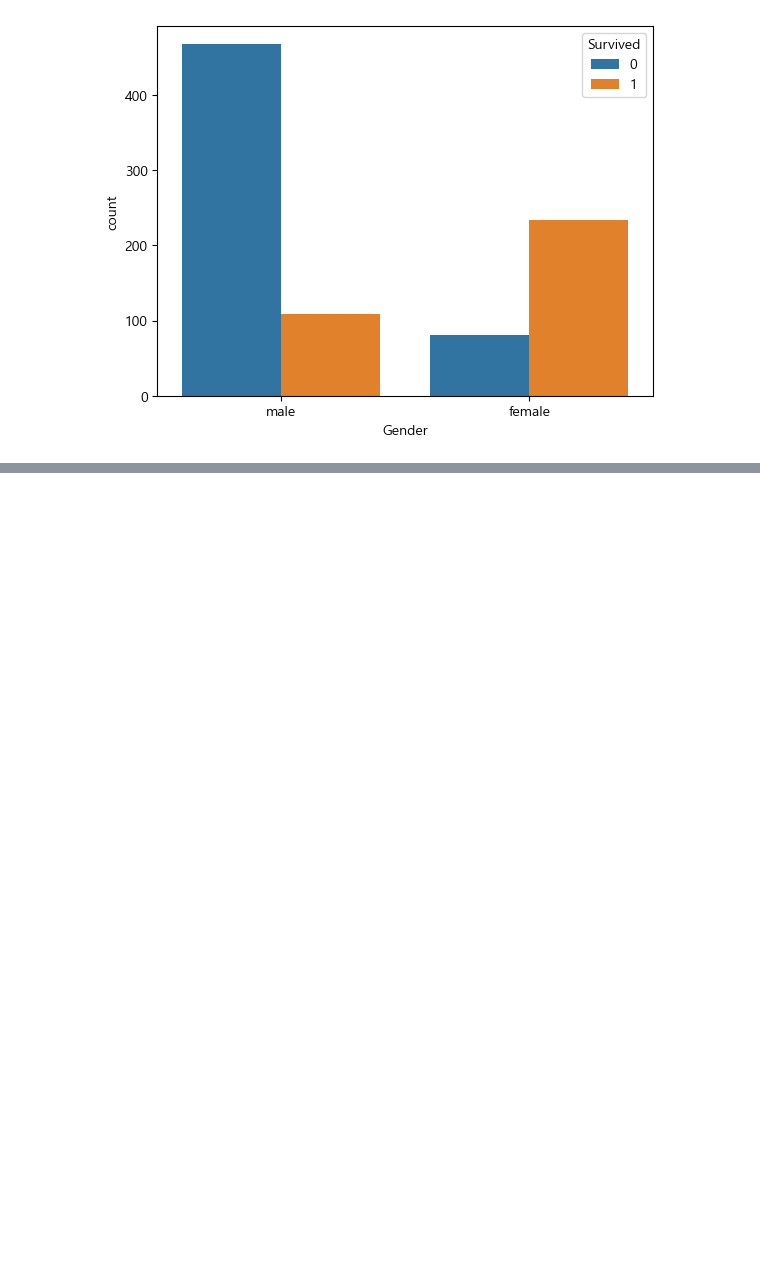
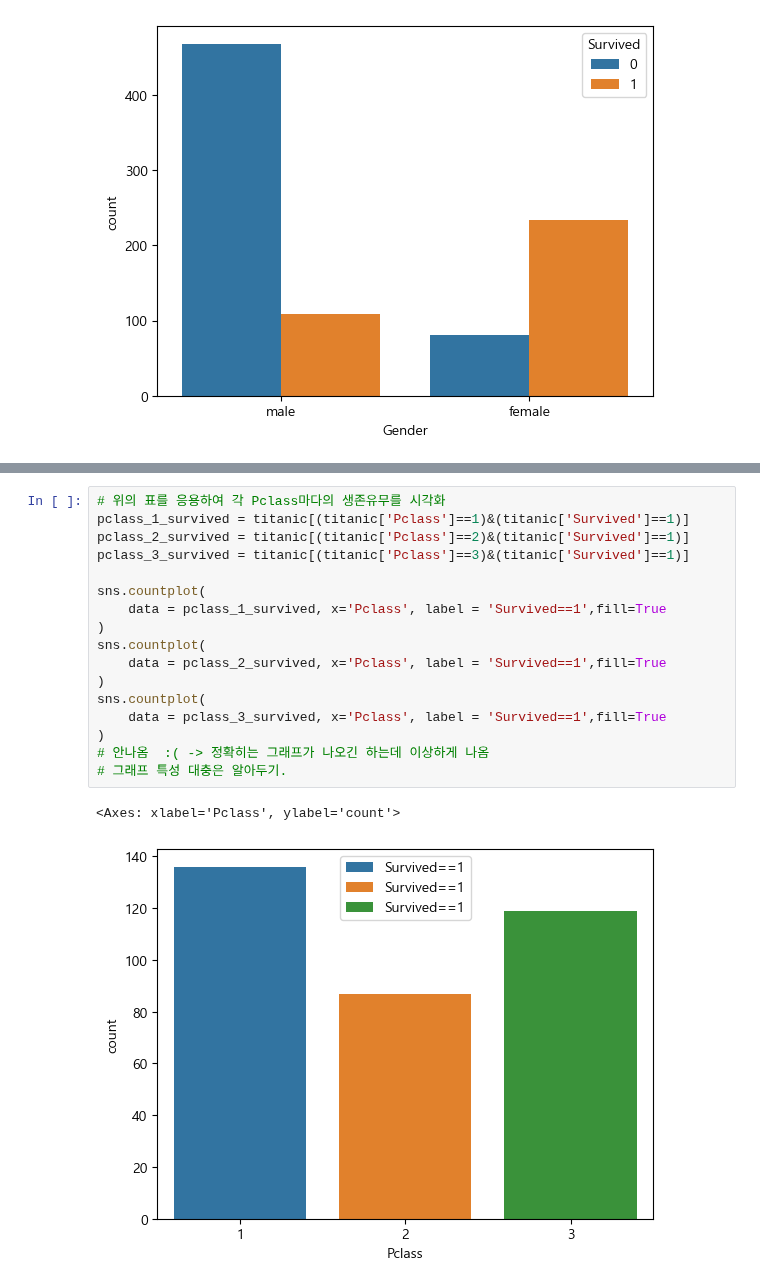
Before and after one commit to carookim/Python, a Jupyter notebook: EDA/titianic.ipynb, the cells around one changed output, grey strips where cells are left out. Cells and saved outputs as stored; diff of their text form; blank space fills up the shorter version.

```diff
--- a/EDA/titianic.ipynb
+++ b/EDA/titianic.ipynb
@@ -252,0 +277,20 @@ sns.catplot(data=titanic,x='Pclass',y='Survived',hue='Gender',kind='point',heigh
+# %%
+# 위의 표를 응용하여 각 Pclass마다의 생존유무를 시각화
+pclass_1_survived = titanic[(titanic['Pclass']==1)&(titanic['Survived']==1)]
+pclass_2_survived = titanic[(titanic['Pclass']==2)&(titanic['Survived']==1)]
+pclass_3_survived = titanic[(titanic['Pclass']==3)&(titanic['Survived']==1)]
+
+sns.countplot(
+    data = pclass_1_survived, x='Pclass', label = 'Survived==1',fill=True
+)
+sns.countplot(
+    data = pclass_2_survived, x='Pclass', label = 'Survived==1',fill=True
+)
+sns.countplot(
+    data = pclass_3_survived, x='Pclass', label = 'Survived==1',fill=True
+)
+# 안나옴  :( -> 정확히는 그래프가 나오긴 하는데 이상하게 나옴
+# 그래프 특성 대충은 알아두기.
+# %% [output]
+<Axes: xlabel='Pclass', ylabel='count'>
+[figure, added]
```
Also changed, not shown: parts of 8 cells of this notebook.
